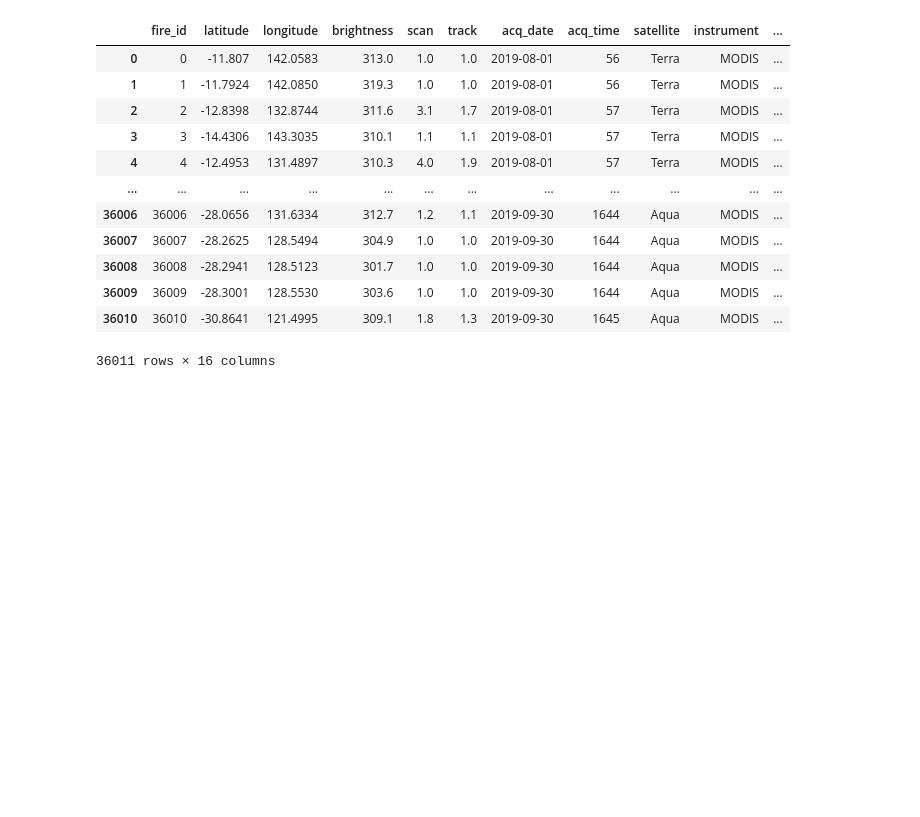
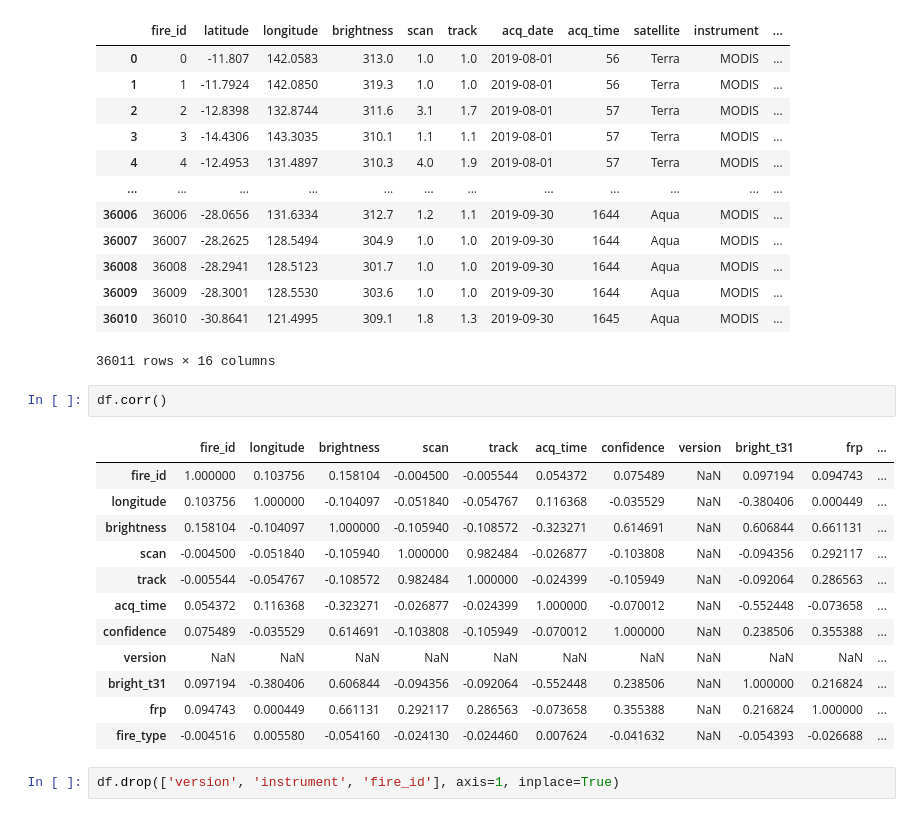
Before and after one commit to leo90rc/San_Gabriel, a Jupyter notebook: TOTUM_REVOLUTUM_complete_exercise/src/utils/testmysql.ipynb, the cells around one changed output. Cells and saved outputs as stored; diff of their text form; blank space fills up the shorter version.

```diff
--- a/TOTUM_REVOLUTUM_complete_exercise/src/utils/testmysql.ipynb
+++ b/TOTUM_REVOLUTUM_complete_exercise/src/utils/testmysql.ipynb
@@ -53,3 +62,20 @@ df
 | 36009 | 36009 | -28.3001 | 128.5530 | 303.6 | 1.0 | 1.0 | 2019-09-30 | 1644 | Aqua | MODIS | ... |
 | 36010 | 36010 | -30.8641 | 121.4995 | 309.1 | 1.8 | 1.3 | 2019-09-30 | 1645 | Aqua | MODIS | ... |
 36011 rows × 16 columns
+# %%
+df.corr()
+# %% [output]
+|  | fire_id | longitude | brightness | scan | track | acq_time | confidence | version | bright_t31 | frp | ... |
+| fire_id | 1.000000 | 0.103756 | 0.158104 | -0.004500 | -0.005544 | 0.054372 | 0.075489 | NaN | 0.097194 | 0.094743 | ... |
+| longitude | 0.103756 | 1.000000 | -0.104097 | -0.051840 | -0.054767 | 0.116368 | -0.035529 | NaN | -0.380406 | 0.000449 | ... |
+| brightness | 0.158104 | -0.104097 | 1.000000 | -0.105940 | -0.108572 | -0.323271 | 0.614691 | NaN | 0.606844 | 0.661131 | ... |
+| scan | -0.004500 | -0.051840 | -0.105940 | 1.000000 | 0.982484 | -0.026877 | -0.103808 | NaN | -0.094356 | 0.292117 | ... |
+| track | -0.005544 | -0.054767 | -0.108572 | 0.982484 | 1.000000 | -0.024399 | -0.105949 | NaN | -0.092064 | 0.286563 | ... |
+| acq_time | 0.054372 | 0.116368 | -0.323271 | -0.026877 | -0.024399 | 1.000000 | -0.070012 | NaN | -0.552448 | -0.073658 | ... |
+| confidence | 0.075489 | -0.035529 | 0.614691 | -0.103808 | -0.105949 | -0.070012 | 1.000000 | NaN | 0.238506 | 0.355388 | ... |
+| version | NaN | NaN | NaN | NaN | NaN | NaN | NaN | NaN | NaN | NaN | ... |
+| bright_t31 | 0.097194 | -0.380406 | 0.606844 | -0.094356 | -0.092064 | -0.552448 | 0.238506 | NaN | 1.000000 | 0.216824 | ... |
+| frp | 0.094743 | 0.000449 | 0.661131 | 0.292117 | 0.286563 | -0.073658 | 0.355388 | NaN | 0.216824 | 1.000000 | ... |
+| fire_type | -0.004516 | 0.005580 | -0.054160 | -0.024130 | -0.024460 | 0.007624 | -0.041632 | NaN | -0.054393 | -0.026688 | ... |
+# %%
+df.drop(['version', 'instrument', 'fire_id'], axis=1, inplace=True)
```
Also changed, not shown: parts of 16 cells of this notebook, 1 other file.
